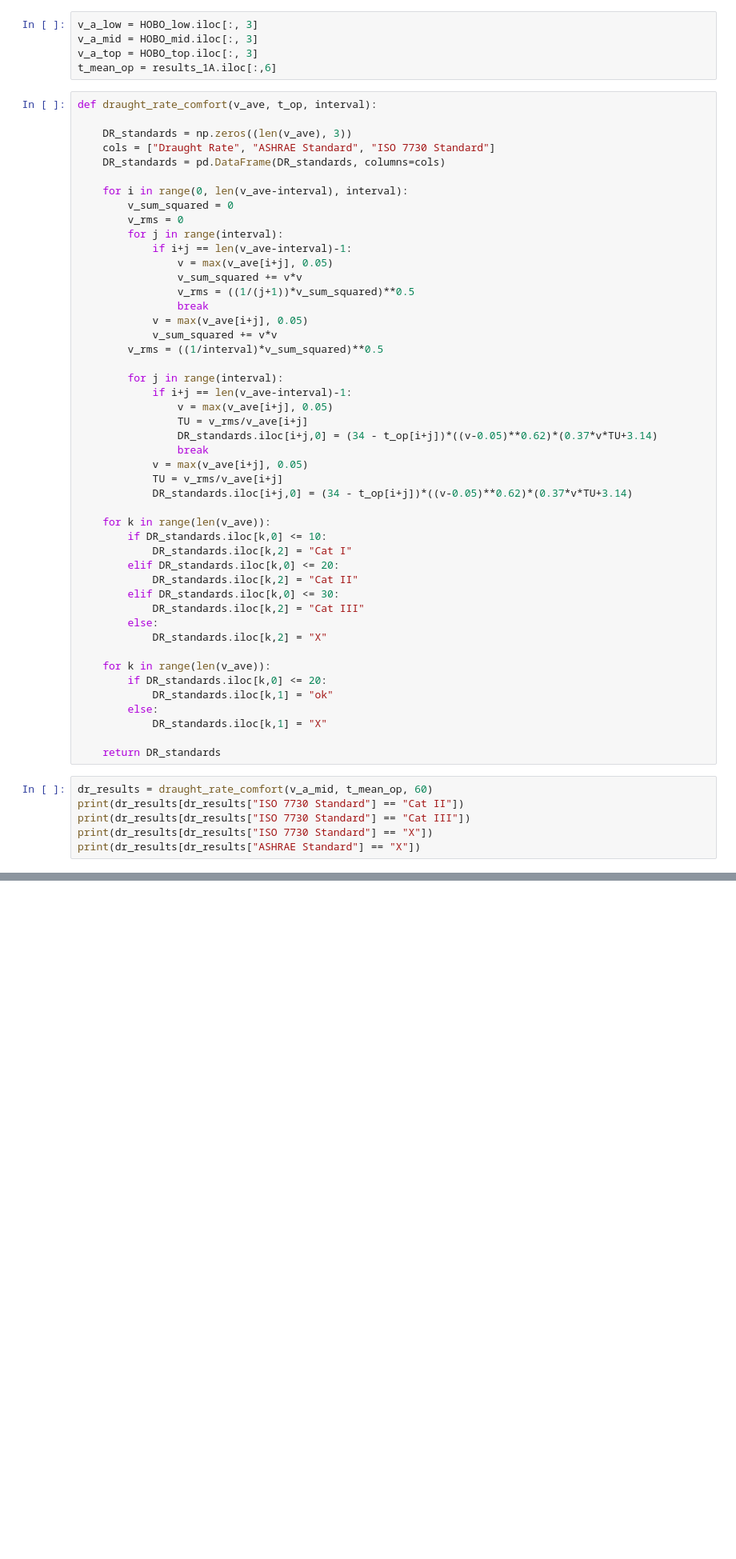
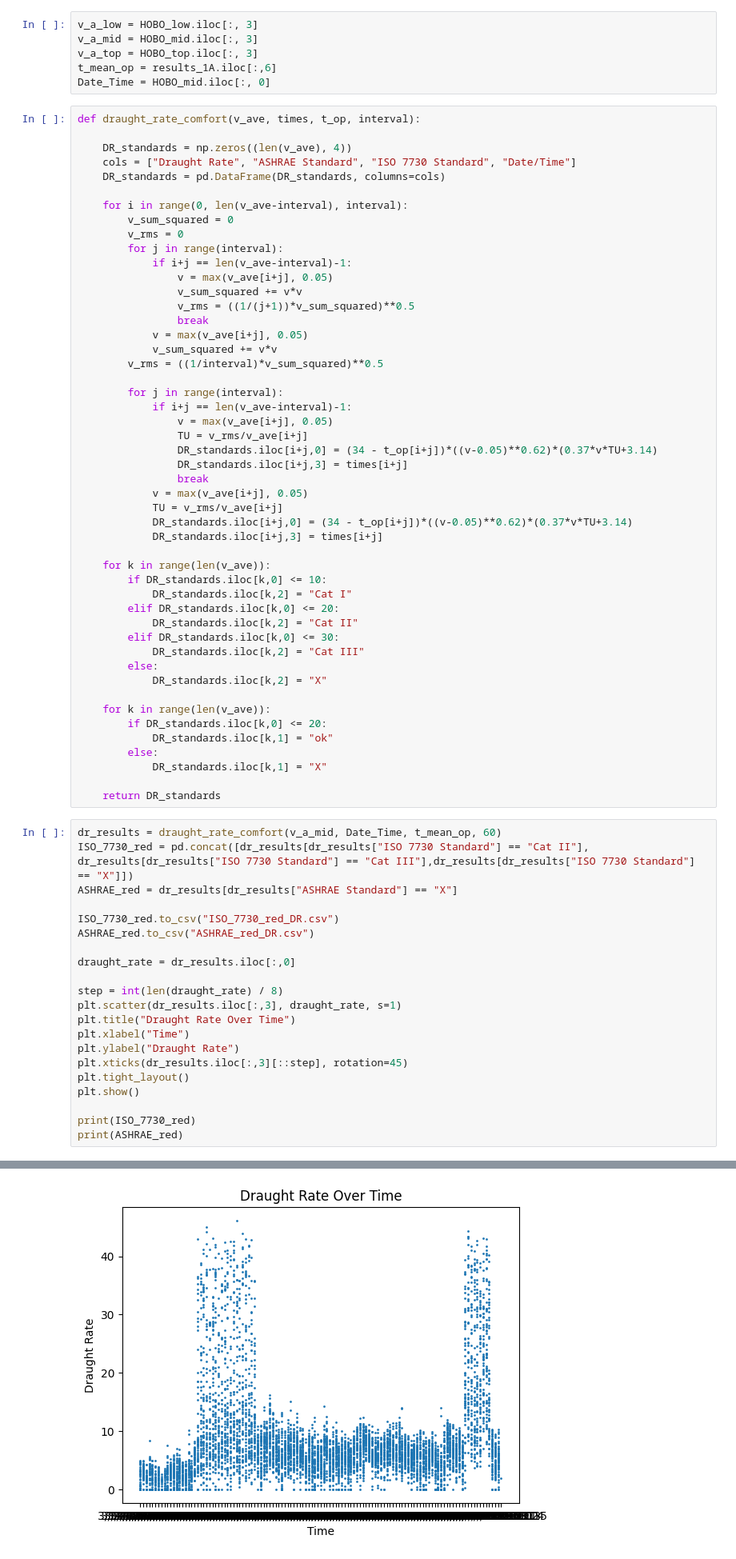
Before and after one commit to aarnezanocco/civil-450-group-project, a Jupyter notebook: local_discomfort.ipynb, the cells around one changed output, grey strips where cells are left out. Shown: that part at 80% size. Cells and saved outputs as stored; diff of their text form; blank space fills up the shorter version.

Commit message:
plot1b

```diff
--- a/local_discomfort.ipynb
+++ b/local_discomfort.ipynb
@@ -12,11 +13,12 @@ v_a_low = HOBO_low.iloc[:, 3]
 v_a_mid = HOBO_mid.iloc[:, 3]
 v_a_top = HOBO_top.iloc[:, 3]
 t_mean_op = results_1A.iloc[:,6]
+Date_Time = HOBO_mid.iloc[:, 0]
 # %%
-def draught_rate_comfort(v_ave, t_op, interval):
+def draught_rate_comfort(v_ave, times, t_op, interval):
 
-    DR_standards = np.zeros((len(v_ave), 3))
-    cols = ["Draught Rate", "ASHRAE Standard", "ISO 7730 Standard"]
+    DR_standards = np.zeros((len(v_ave), 4))
+    cols = ["Draught Rate", "ASHRAE Standard", "ISO 7730 Standard", "Date/Time"]
     DR_standards = pd.DataFrame(DR_standards, columns=cols)
 
     for i in range(0, len(v_ave-interval), interval):
@@ -37,10 +39,12 @@ def draught_rate_comfort(v_ave, t_op, interval):
                 v = max(v_ave[i+j], 0.05)
                 TU = v_rms/v_ave[i+j]
                 DR_standards.iloc[i+j,0] = (34 - t_op[i+j])*((v-0.05)**0.62)*(0.37*v*TU+3.14)
+                DR_standards.iloc[i+j,3] = times[i+j]
                 break
             v = max(v_ave[i+j], 0.05)
             TU = v_rms/v_ave[i+j]
             DR_standards.iloc[i+j,0] = (34 - t_op[i+j])*((v-0.05)**0.62)*(0.37*v*TU+3.14)
+            DR_standards.iloc[i+j,3] = times[i+j]
 
     for k in range(len(v_ave)):
         if DR_standards.iloc[k,0] <= 10:
@@ -60,9 +64,24 @@ def draught_rate_comfort(v_ave, t_op, interval):
 
     return DR_standards
 # %%
-dr_results = draught_rate_comfort(v_a_mid, t_mean_op, 60)
-print(dr_results[dr_results["ISO 7730 Standard"] == "Cat II"])
-print(dr_results[dr_results["ISO 7730 Standard"] == "Cat III"])
-print(dr_results[dr_results["ISO 7730 Standard"] == "X"])
-print(dr_results[dr_results["ASHRAE Standard"] == "X"])
+dr_results = draught_rate_comfort(v_a_mid, Date_Time, t_mean_op, 60)
+ISO_7730_red = pd.concat([dr_results[dr_results["ISO 7730 Standard"] == "Cat II"], dr_results[dr_results["ISO 7730 Standard"] == "Cat III"],dr_results[dr_results["ISO 7730 Standard"] == "X"]])
+ASHRAE_red = dr_results[dr_results["ASHRAE Standard"] == "X"]
+
+ISO_7730_red.to_csv("ISO_7730_red_DR.csv")
+ASHRAE_red.to_csv("ASHRAE_red_DR.csv")
+
+draught_rate = dr_results.iloc[:,0]
+
+step = int(len(draught_rate) / 8)
+plt.scatter(dr_results.iloc[:,3], draught_rate, s=1)
+plt.title("Draught Rate Over Time")
+plt.xlabel("Time")
+plt.ylabel("Draught Rate")
+plt.xticks(dr_results.iloc[:,3][::step], rotation=45)
+plt.tight_layout()
+plt.show()
+
+print(ISO_7730_red)
+print(ASHRAE_red)
 # %% [output]
@@ -86,3 +89,4 @@ print(dr_results[dr_results["ASHRAE Standard"] == "X"])
+[figure, added]
 # %%
 Tpr_north = CUBE.iloc[:,4]
 Tpr_south = CUBE.iloc[:,6]
```
Also changed, not shown: parts of 5 cells of this notebook, 5 other files.
